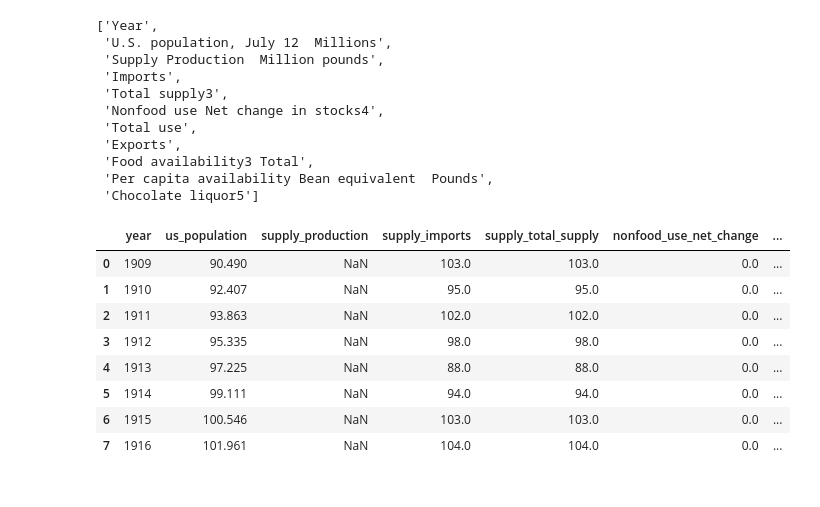
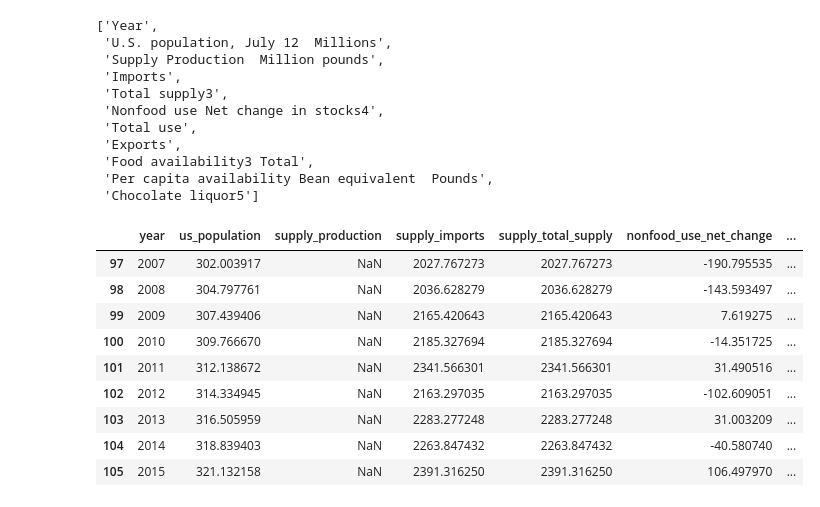
Before and after one commit to shinsooha/DATAproject, a Jupyter notebook: coffee.ipynb, the cells around one changed output. Cells and saved outputs as stored; diff of their text form; code cells hidden in the pictures.

```diff
--- a/coffee.ipynb
+++ b/coffee.ipynb
@@ -334,19 +334,20 @@ new_headers = [
 # %%
 cocoa_df = pd.read_excel(
     spice_path,  # The file we're loading up
-    sheet_name="Tea",  # The sheet that we want to read this time
-    skiprows=6,  # the number of rows to ignore at the top
-    skipfooter=6,  # the number of rows to ignore at the top. It's just a coincidence that they're both 6
+    sheet_name="Cocoa",  # The sheet that we want to read this time
+    skiprows=7,  # the number of rows to ignore at the top
+    skipfooter=8,  # the number of rows to ignore at the top. It's just a coincidence that they're both 6
     names=new_headers,  # the new column names
 )
-cocoa_df.head(8)
+cocoa_df.tail(9)
 # %% [output]
 |  | year | us_population | supply_production | supply_imports | supply_total_supply | nonfood_use_net_change | ... |
-| 0 | 1909 | 90.490 | NaN | 103.0 | 103.0 | 0.0 | ... |
-| 1 | 1910 | 92.407 | NaN | 95.0 | 95.0 | 0.0 | ... |
-| 2 | 1911 | 93.863 | NaN | 102.0 | 102.0 | 0.0 | ... |
-| 3 | 1912 | 95.335 | NaN | 98.0 | 98.0 | 0.0 | ... |
-| 4 | 1913 | 97.225 | NaN | 88.0 | 88.0 | 0.0 | ... |
-| 5 | 1914 | 99.111 | NaN | 94.0 | 94.0 | 0.0 | ... |
-| 6 | 1915 | 100.546 | NaN | 103.0 | 103.0 | 0.0 | ... |
-| 7 | 1916 | 101.961 | NaN | 104.0 | 104.0 | 0.0 | ... |
+| 97 | 2007 | 302.003917 | NaN | 2027.767273 | 2027.767273 | -190.795535 | ... |
+| 98 | 2008 | 304.797761 | NaN | 2036.628279 | 2036.628279 | -143.593497 | ... |
+| 99 | 2009 | 307.439406 | NaN | 2165.420643 | 2165.420643 | 7.619275 | ... |
+| 100 | 2010 | 309.766670 | NaN | 2185.327694 | 2185.327694 | -14.351725 | ... |
+| 101 | 2011 | 312.138672 | NaN | 2341.566301 | 2341.566301 | 31.490516 | ... |
+| 102 | 2012 | 314.334945 | NaN | 2163.297035 | 2163.297035 | -102.609051 | ... |
+| 103 | 2013 | 316.505959 | NaN | 2283.277248 | 2283.277248 | 31.003209 | ... |
+| 104 | 2014 | 318.839403 | NaN | 2263.847432 | 2263.847432 | -40.580740 | ... |
+| 105 | 2015 | 321.132158 | NaN | 2391.316250 | 2391.316250 | 106.497970 | ... |
```
Also changed, not shown: parts of 64 cells of this notebook.
